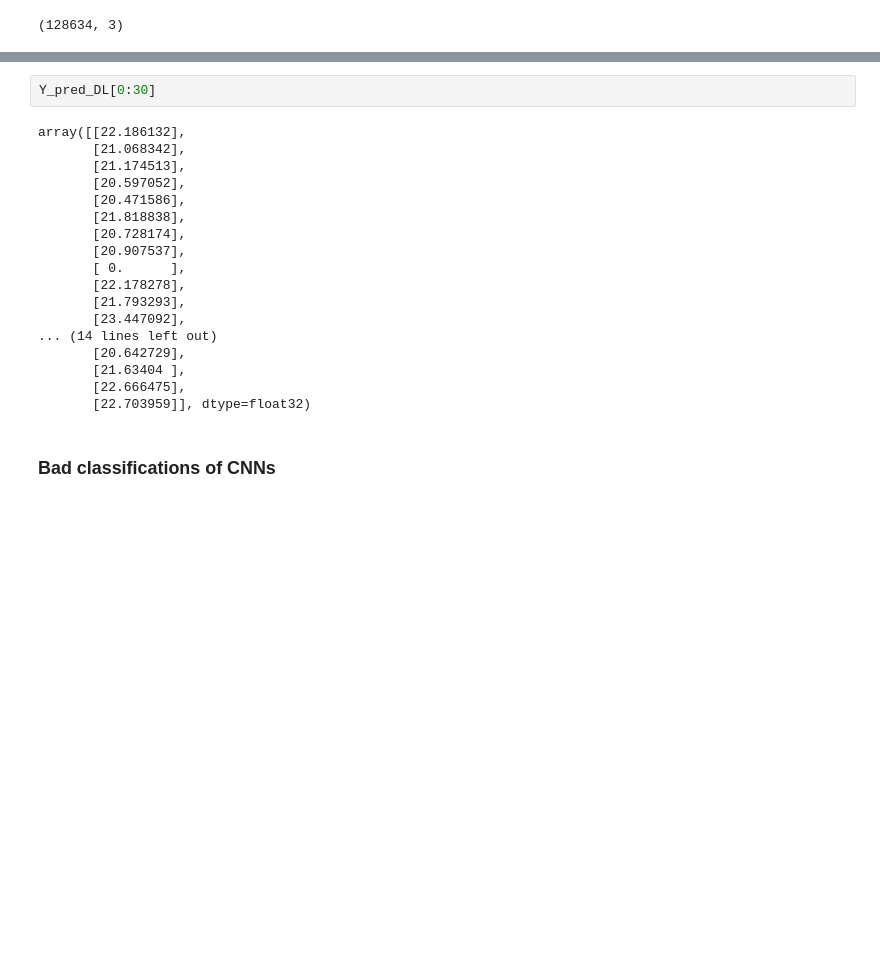
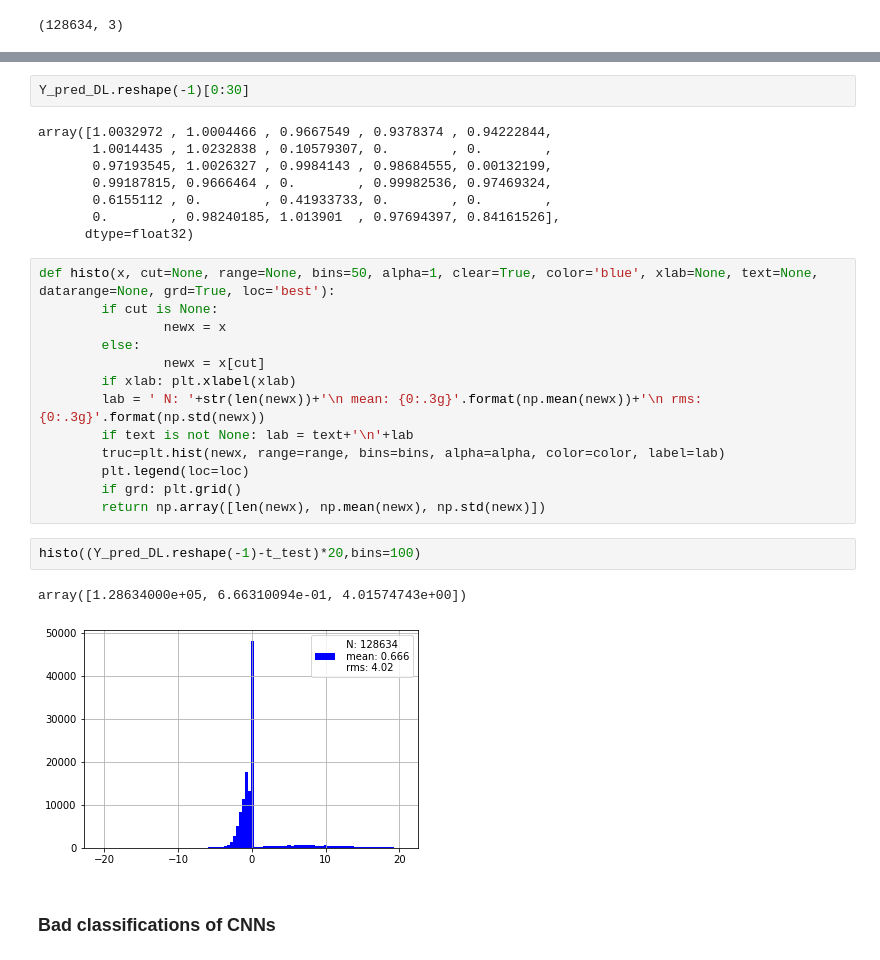
Before and after one commit to moonlovist/ML_DLA, a Jupyter notebook: DLA_1D_CNN_NHI_v2.ipynb, the cells around one changed output, grey strips where cells are left out. Cells and saved outputs as stored; diff of their text form; blank space fills up the shorter version.

```diff
--- a/DLA_1D_CNN_NHI_v2.ipynb
+++ b/DLA_1D_CNN_NHI_v2.ipynb
@@ -379,23 +381,31 @@ array([21.504, 20.384, 20.308, 21.032, 20.486, 21.118, 20.571,  0.   ,
 # %%
-Y_pred_DL[0:30]
+Y_pred_DL.reshape(-1)[0:30]
 # %% [output]
-array([[22.186132],
-       [21.068342],
-       [21.174513],
-       [20.597052],
-       [20.471586],
-       [21.818838],
-       [20.728174],
-       [20.907537],
-       [ 0.      ],
-       [22.178278],
-       [21.793293],
-       [23.447092],
-... (14 lines left out)
-       [20.642729],
-       [21.63404 ],
-       [22.666475],
-       [22.703959]], dtype=float32)
+array([1.0032972 , 1.0004466 , 0.9667549 , 0.9378374 , 0.94222844,
+       1.0014435 , 1.0232838 , 0.10579307, 0.        , 0.        ,
+       0.97193545, 1.0026327 , 0.9984143 , 0.98684555, 0.00132199,
+       0.99187815, 0.9666464 , 0.        , 0.99982536, 0.97469324,
+       0.6155112 , 0.        , 0.41933733, 0.        , 0.        ,
+       0.        , 0.98240185, 1.013901  , 0.97694397, 0.84161526],
+      dtype=float32)
+# %%
+def histo(x, cut=None, range=None, bins=50, alpha=1, clear=True, color='blue', xlab=None, text=None, datarange=None, grd=True, loc='best'):
+        if cut is None:
+                newx = x
+        else:
+                newx = x[cut]
+        if xlab: plt.xlabel(xlab)
+        lab = ' N: '+str(len(newx))+'\n mean: {0:.3g}'.format(np.mean(newx))+'\n rms: {0:.3g}'.format(np.std(newx))
+        if text is not None: lab = text+'\n'+lab
+        truc=plt.hist(newx, range=range, bins=bins, alpha=alpha, color=color, label=lab)
+        plt.legend(loc=loc)
+        if grd: plt.grid()
+        return np.array([len(newx), np.mean(newx), np.std(newx)])
+# %%
+histo((Y_pred_DL.reshape(-1)-t_test)*20,bins=100)
+# %% [output]
+array([1.28634000e+05, 6.66310094e-01, 4.01574743e+00])
+[figure, added]
 # %% [markdown]
 ### Bad classifications of CNNs
 # %%
```
Also changed, not shown: parts of 9 cells of this notebook.
